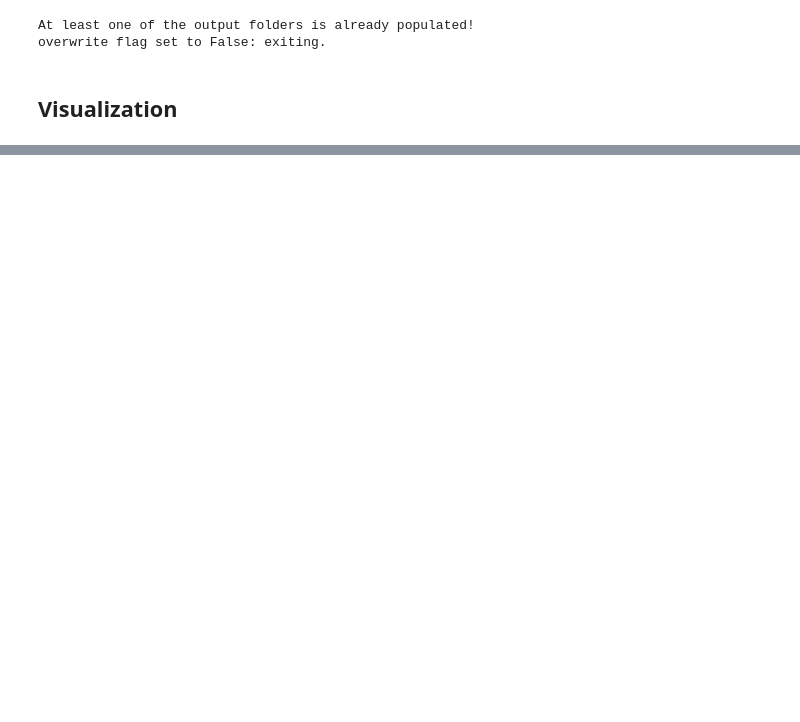
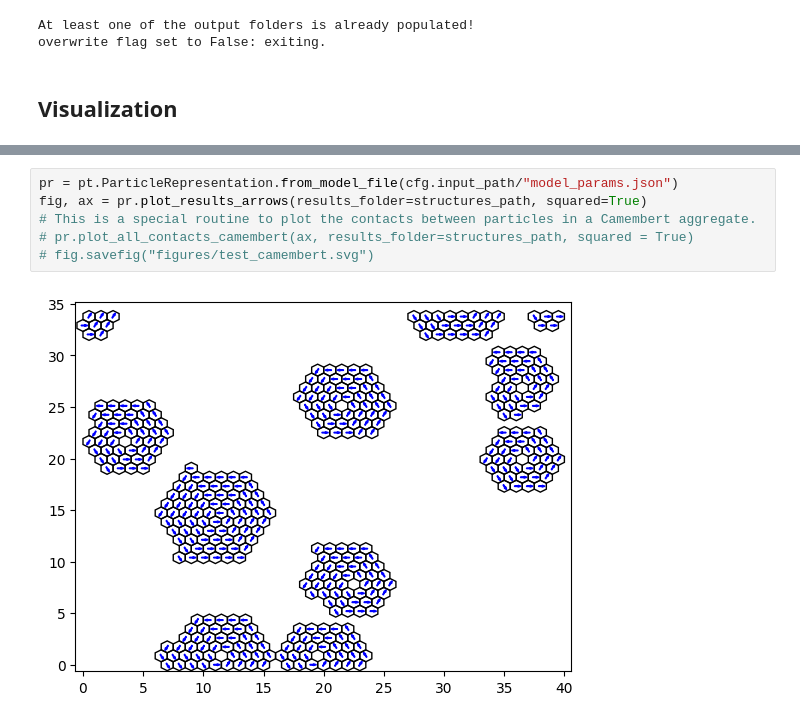
Before and after one commit to Soft-Biophysics-Group/frusa_lattice_mc, a Jupyter notebook: python/examples/triangular/03_camemberts.ipynb, the cells around one changed output, grey strips where cells are left out. Drawn from its saved outputs; the diff is of its cells as text; blank space fills up the shorter version.

```diff
--- a/python/examples/triangular/03_camemberts.ipynb
+++ b/python/examples/triangular/03_camemberts.ipynb
@@ -182,0 +184,8 @@ fig.savefig("figures/test_camembert.svg")
+# %%
+pr = pt.ParticleRepresentation.from_model_file(cfg.input_path/"model_params.json")
+fig, ax = pr.plot_results_arrows(results_folder=structures_path, squared=True)
+# This is a special routine to plot the contacts between particles in a Camembert aggregate.
+# pr.plot_all_contacts_camembert(ax, results_folder=structures_path, squared = True)
+# fig.savefig("figures/test_camembert.svg")
+# %% [output]
+[figure, added]
```
Also changed, not shown: parts of 4 cells of this notebook, 8 other files.
